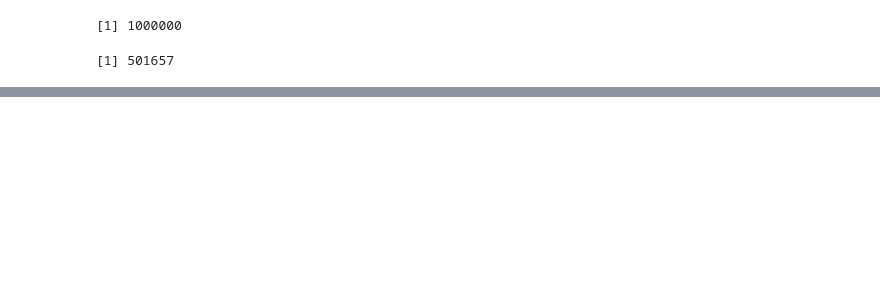
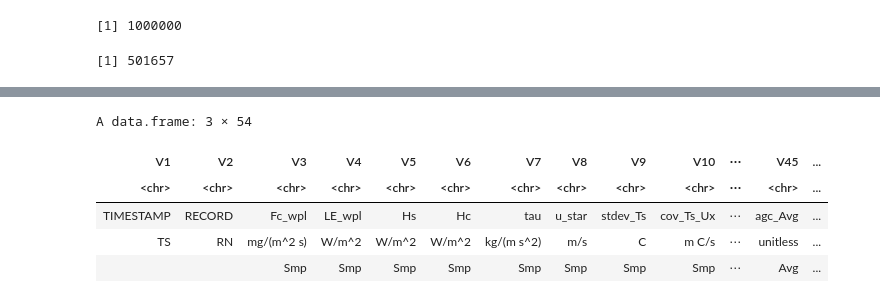
Before and after one commit to nmstreethran/kerry-flux-data, a Jupyter notebook: docs/toa5_data.ipynb, the cells around one changed output, grey strips where cells are left out. Drawn from its saved outputs; the diff is of its cells as text; code cells hidden in the pictures; blank space fills up the shorter version.

Commit message:
update TOA5 data processing

```diff
--- a/docs/toa5_data.ipynb
+++ b/docs/toa5_data.ipynb
@@ -156,0 +398,13 @@ for (n in seq_along(data_split)) {
+# %%
+headers <- read.csv(
+  "data/TOA5/TOA5_3989.flux.dat", skip = 1, header = FALSE, nrows = 3
+)
+# %%
+headers
+# %% [output]
+A data.frame: 3 × 54
+| V1 | V2 | V3 | V4 | V5 | V6 | V7 | V8 | V9 | V10 | ⋯ | V45 | ... |
+| <chr> | <chr> | <chr> | <chr> | <chr> | <chr> | <chr> | <chr> | <chr> | <chr> | ⋯ | <chr> | ... |
+| TIMESTAMP | RECORD | Fc_wpl | LE_wpl | Hs | Hc | tau | u_star | stdev_Ts | cov_Ts_Ux | ⋯ | agc_Avg | ... |
+| TS | RN | mg/(m^2 s) | W/m^2 | W/m^2 | W/m^2 | kg/(m s^2) | m/s | C | m C/s | ⋯ | unitless | ... |
+|  |  | Smp | Smp | Smp | Smp | Smp | Smp | Smp | Smp | ⋯ | Avg | ... |
```
Also changed, not shown: parts of 68 cells of this notebook, 1 other file.
